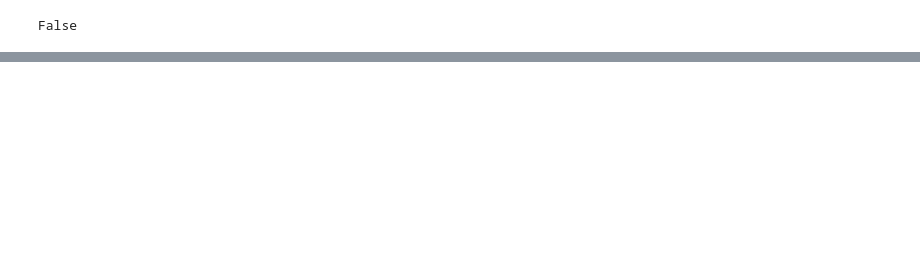
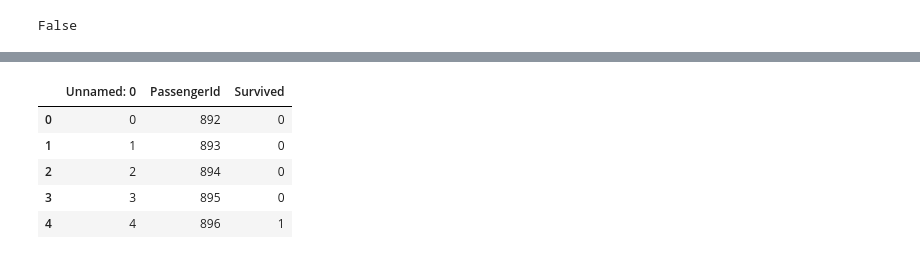
Before and after one commit to PashaIanko/Kaggle.Titanic, a Jupyter notebook: Main.ipynb, the cells around one changed output, grey strips where cells are left out. Drawn from its saved outputs; the diff is of its cells as text; code cells hidden in the pictures; blank space fills up the shorter version.

Commit message:
First Submission, Log Regression

```diff
--- a/Main.ipynb
+++ b/Main.ipynb
@@ -446,0 +473,11 @@ X_test = test.loc[:, ['Pclass', 'Sex', 'Age', 'SibSp', 'Parch', 'Fare', 'Embarke
+# %%
+submission = pd.read_csv(gdrive_path + df_path + "submission.csv")
+# %%
+submission.head()
+# %% [output]
+|  | Unnamed: 0 | PassengerId | Survived |
+| 0 | 0 | 892 | 0 |
+| 1 | 1 | 893 | 0 |
+| 2 | 2 | 894 | 0 |
+| 3 | 3 | 895 | 0 |
+| 4 | 4 | 896 | 1 |
```
Also changed, not shown: parts of 19 cells of this notebook.
